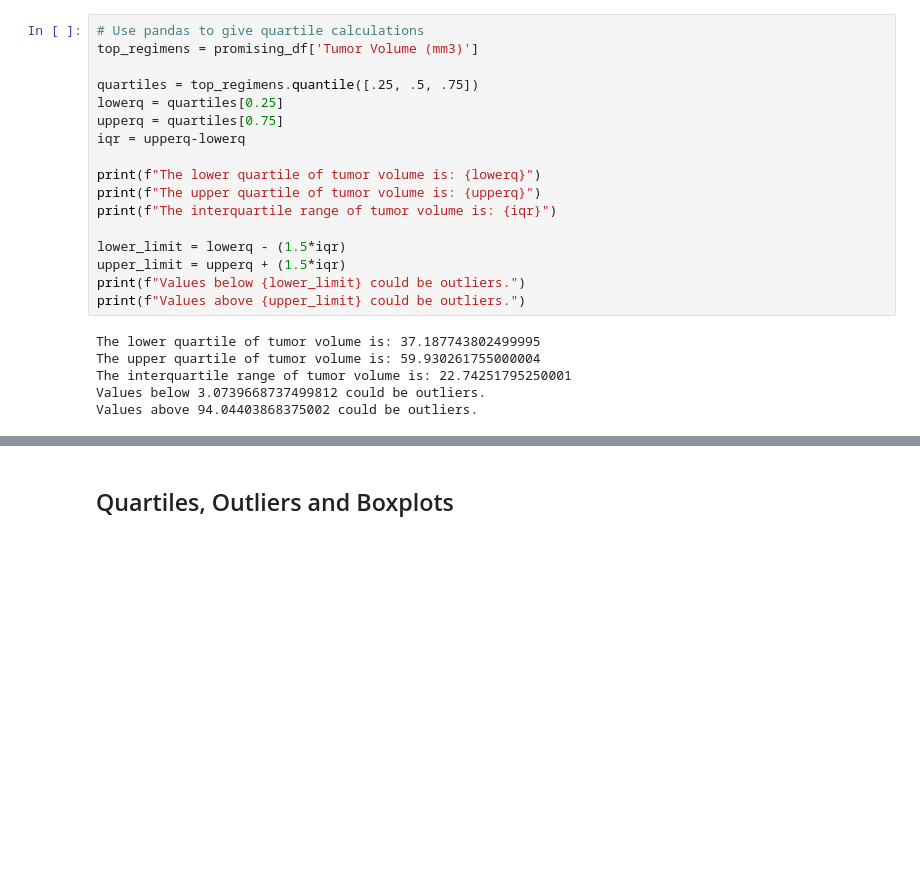
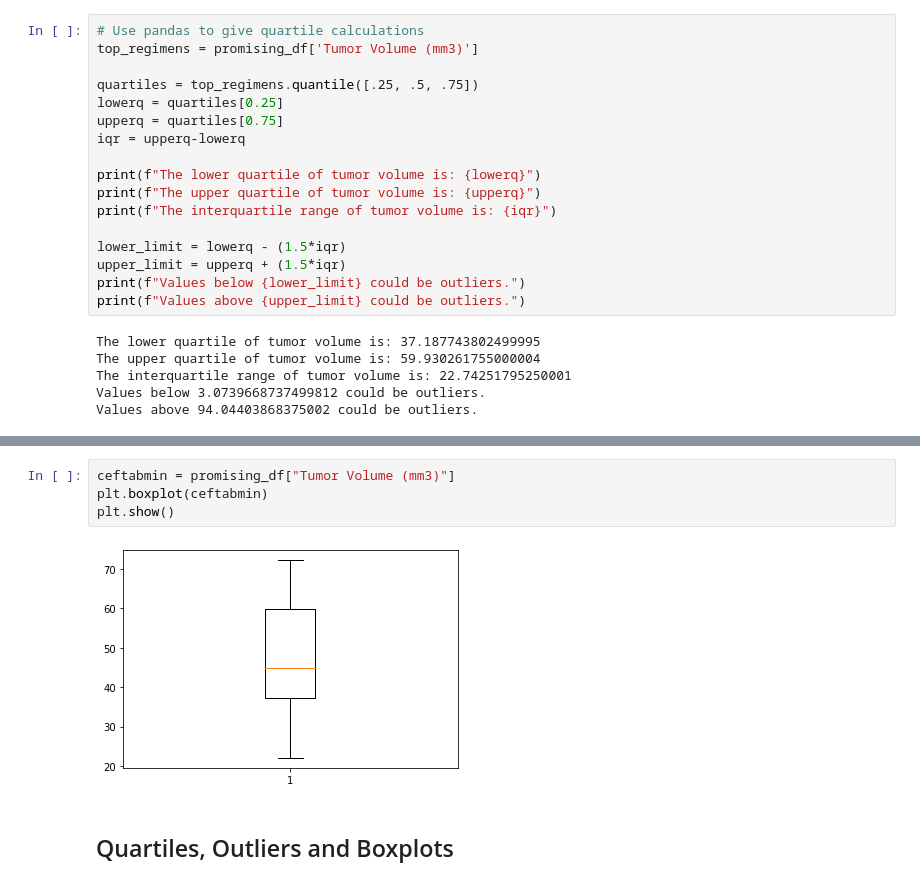
Before and after one commit to Navilongo/Pharmaceutical-Analysis-with-Python, a Jupyter notebook: pymaceuticals.ipynb, the cells around one changed output, grey strips where cells are left out. Drawn from its saved outputs; the diff is of its cells as text; blank space fills up the shorter version.

```diff
--- a/pymaceuticals.ipynb
+++ b/pymaceuticals.ipynb
@@ -279,3 +306,9 @@ Values above 94.04403868375002 could be outliers.
+# %%
+ceftabmin = promising_df["Tumor Volume (mm3)"]
+plt.boxplot(ceftabmin)
+plt.show()
+# %% [output]
+[figure, added]
 # %% [markdown]
 ## Quartiles, Outliers and Boxplots
 # %%
```
Also changed, not shown: parts of 6 cells of this notebook.
